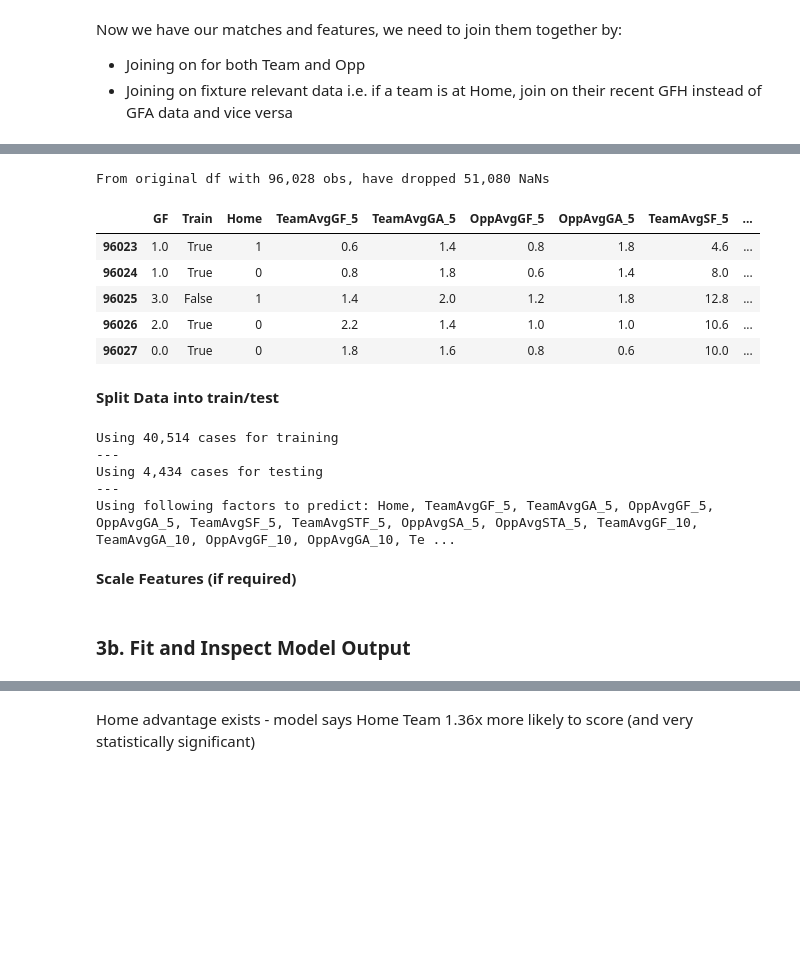
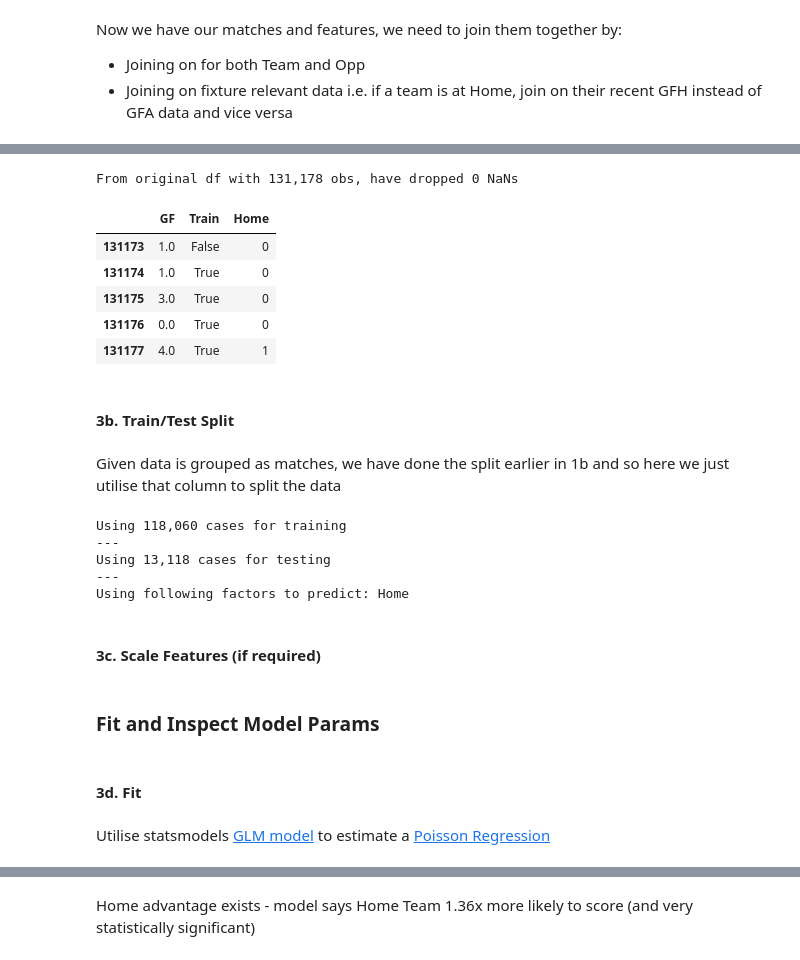
Before and after one commit to mjam03/epl, a Jupyter notebook: notebooks/First Models.ipynb, the cells around one changed output, grey strips where cells are left out. Cells and saved outputs as stored; diff of their text form; code cells hidden in the pictures; blank space fills up the shorter version.

```diff
--- a/notebooks/First Models.ipynb
+++ b/notebooks/First Models.ipynb
@@ -41,7 +43,8 @@ match_key_cols = ['Date', 'HomeTeam', 'AwayTeam']
 id_cols = ['Country', 'Div', 'Season']
 match_other_cols = ['FTHG', 'FTAG', 'FTR']
 
-wc = {'Div': ['IN', ['E0', 'I1', 'SP1', 'D1', 'F1']]}
+# for now restrict to only the top div in each country
+wc = {'Div': ['IN', ['E0', 'SC0', 'B1', 'D1', 'F1', 'I1', 'SP1', 'P1']], 'Season': ['<>', '9394']}
 # %%
 match_cols = match_key_cols + id_cols + match_other_cols
 df_matches = create_and_query('matches', cols=match_cols, wc=wc)
@@ -158,38 +178,27 @@ __Select Data__
 # %%
 pred_col = 'GF'
+train_col = ['Train']
 
-train_col = ['Train']
 feats = ['Home']
-stand_feats = ['TeamAvgGF_5', 'TeamAvgGA_5',
-               'OppAvgGF_5', 'OppAvgGA_5',
-               'TeamAvgSF_5', 'TeamAvgSTF_5',
-               'OppAvgSA_5', 'OppAvgSTA_5',
-
-               'TeamAvgGF_10', 'TeamAvgGA_10',
-               'OppAvgGF_10', 'OppAvgGA_10',
-               'TeamAvgSF_10', 'TeamAvgSTF_10',
-               'OppAvgSA_10', 'OppAvgSTA_10',
-
-               'TeamAvgGF_40', 'TeamAvgGA_40',
-               'OppAvgGF_40', 'OppAvgGA_40',
-               'TeamAvgSF_40', 'TeamAvgSTF_40',
-               'OppAvgSA_40', 'OppAvgSTA_40']
+stand_feats = []
 norm_feats = []
 all_feats = feats + stand_feats + norm_feats
 
 df_est = df[[pred_col] + train_col + all_feats].dropna()
 print('From original df with {:,} obs, have dropped {:,} NaNs'.format(len(df), len(df) - len(df_est)))
 df_est.tail()
 # %% [output]
-From original df with 96,028 obs, have dropped 51,080 NaNs
+From original df with 131,178 obs, have dropped 0 NaNs
-|  | GF | Train | Home | TeamAvgGF_5 | TeamAvgGA_5 | OppAvgGF_5 | OppAvgGA_5 | TeamAvgSF_5 | ... |
-| 96023 | 1.0 | True | 1 | 0.6 | 1.4 | 0.8 | 1.8 | 4.6 | ... |
-| 96024 | 1.0 | True | 0 | 0.8 | 1.8 | 0.6 | 1.4 | 8.0 | ... |
-| 96025 | 3.0 | False | 1 | 1.4 | 2.0 | 1.2 | 1.8 | 12.8 | ... |
-| 96026 | 2.0 | True | 0 | 2.2 | 1.4 | 1.0 | 1.0 | 10.6 | ... |
-| 96027 | 0.0 | True | 0 | 1.8 | 1.6 | 0.8 | 0.6 | 10.0 | ... |
+|  | GF | Train | Home |
+| 131173 | 1.0 | False | 0 |
+| 131174 | 1.0 | True | 0 |
+| 131175 | 3.0 | True | 0 |
+| 131176 | 0.0 | True | 0 |
+| 131177 | 4.0 | True | 1 |
-# %% [markdown]
-__Split Data into train/test__
+# %% [markdown]
+#### 3b. Train/Test Split
+# %% [markdown]
+Given data is grouped as matches, we have done the split earlier in 1b and so here we just utilise that column to split the data
 # %%
 X = df_est[all_feats]
 y = df_est[pred_col]
@@ -206,17 +215,21 @@ print('Using {:,} cases for testing'.format(x_test.shape[0]))
 print('---')
 print('Using following factors to predict: {}'.format(', '.join(all_feats)))
 # %% [output]
-Using 40,514 cases for training
+Using 118,060 cases for training
 ---
-Using 4,434 cases for testing
+Using 13,118 cases for testing
 ---
-Using following factors to predict: Home, TeamAvgGF_5, TeamAvgGA_5, OppAvgGF_5, OppAvgGA_5, TeamAvgSF_5, TeamAvgSTF_5, OppAvgSA_5, OppAvgSTA_5, TeamAvgGF_10, TeamAvgGA_10, OppAvgGF_10, OppAvgGA_10, Te ...
+Using following factors to predict: Home
 # %% [markdown]
-__Scale Features (if required)__
+#### 3c. Scale Features (if required)
 # %%
 x_train, std_scaler, norm_scaler = apply_feature_scaling(x_train, stand_feats, norm_feats)
 # %% [markdown]
-### 3b. Fit and Inspect Model Output
+### Fit and Inspect Model Params
+# %% [markdown]
+#### 3d. Fit
+# %% [markdown]
+Utilise statsmodels [GLM model](https://www.statsmodels.org/stable/glm.html) to estimate a [Poisson Regression](https://en.wikipedia.org/wiki/Poisson_regression)
 # %%
 # boolean to decide to add intercept term (sklearn does by default)
 add_int = True
```
Also changed, not shown: parts of 102 cells of this notebook.
